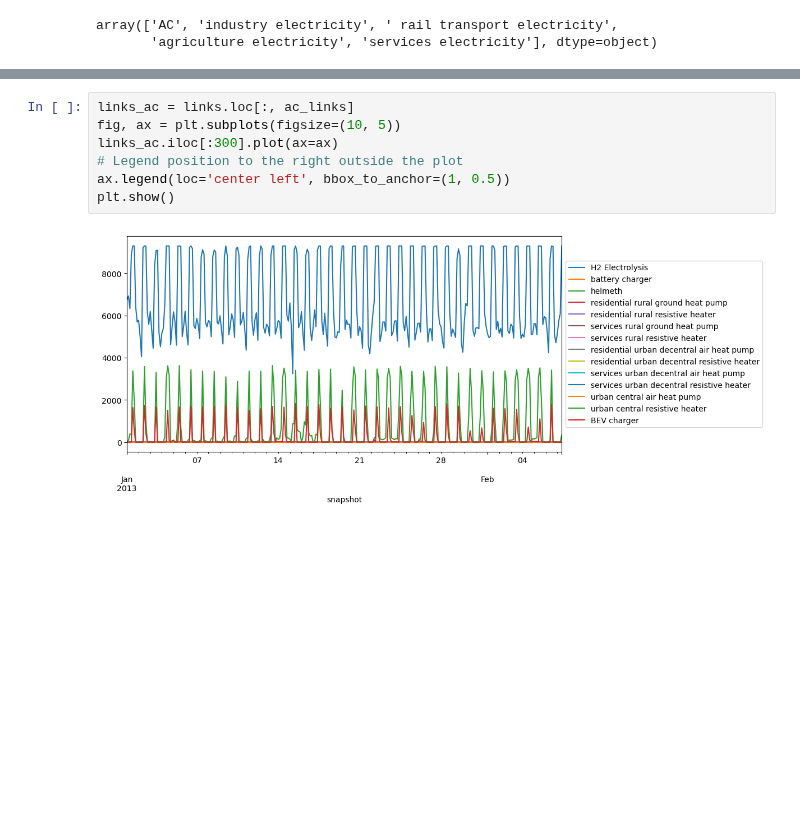
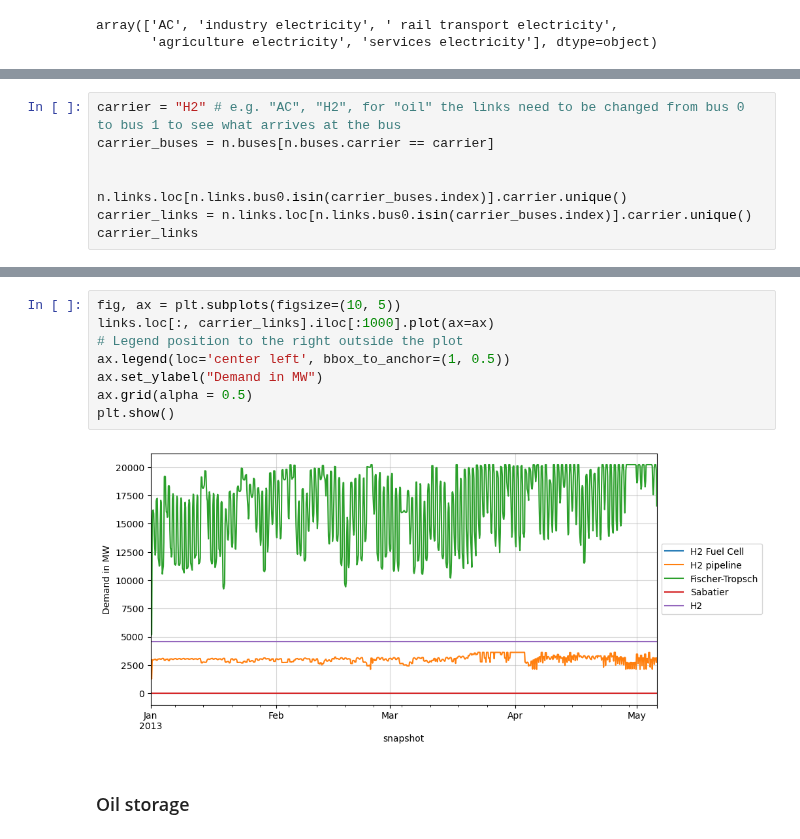
Before and after one commit to energyLS/aldehyde, a Jupyter notebook: workflow/notebooks/demands.ipynb, the cells around one changed output, grey strips where cells are left out. Saved outputs shown, nothing was run; the diff lists cells and outputs as text; blank space fills up the shorter version.

```diff
--- a/workflow/notebooks/demands.ipynb
+++ b/workflow/notebooks/demands.ipynb
@@ -99,0 +109,8 @@ ac_links
+# %%
+carrier = "H2" # e.g. "AC", "H2", for "oil" the links need to be changed from bus 0 to bus 1 to see what arrives at the bus
+carrier_buses = n.buses[n.buses.carrier == carrier]
+
+
+n.links.loc[n.links.bus0.isin(carrier_buses.index)].carrier.unique()
+carrier_links = n.links.loc[n.links.bus0.isin(carrier_buses.index)].carrier.unique()
+carrier_links
@@ -103,9 +134,12 @@ links = n.links_t.p0.groupby(n.links.carrier, axis=1).sum()
 # %%
-links_ac = links.loc[:, ac_links]
 fig, ax = plt.subplots(figsize=(10, 5))
-links_ac.iloc[:300].plot(ax=ax)
+links.loc[:, carrier_links].iloc[:1000].plot(ax=ax)
 # Legend position to the right outside the plot
 ax.legend(loc='center left', bbox_to_anchor=(1, 0.5))
+ax.set_ylabel("Demand in MW")
+ax.grid(alpha = 0.5)
 plt.show()
 # %% [output]
-[figure, old version]
+[figure, new version]
+# %% [markdown]
+### Oil storage
```
Also changed, not shown: parts of 12 cells of this notebook, 2 other files.
